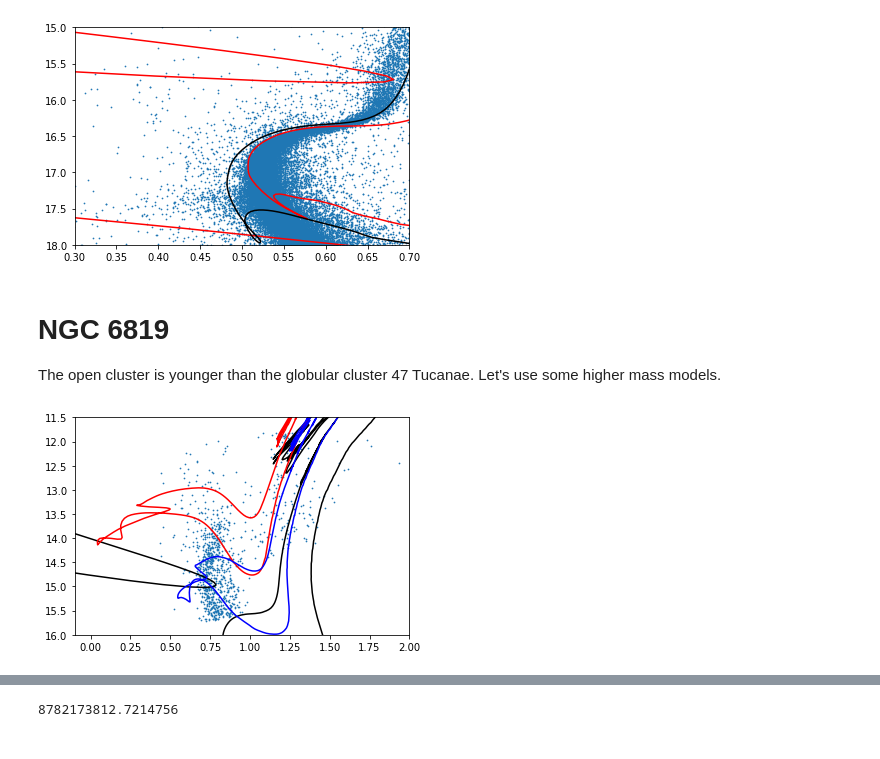
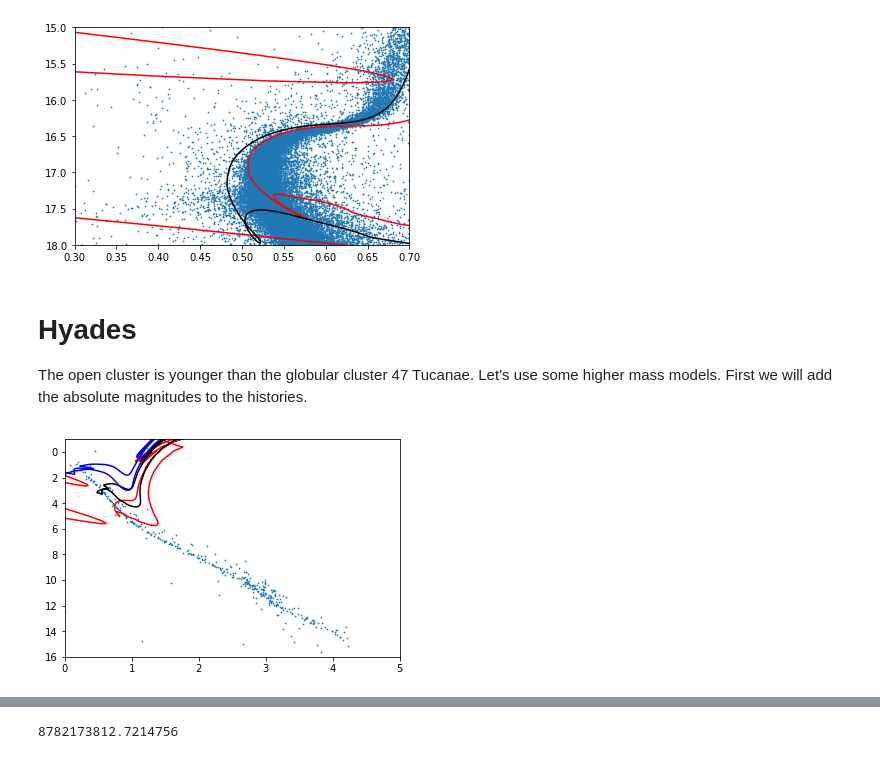
Before and after one commit to UBC-Astrophysics/globular_cluster_lab, a Jupyter notebook: Globular Cluster Lab.ipynb, the cells around one changed output, grey strips where cells are left out. Saved outputs shown, nothing was run; the diff lists cells and outputs as text; code cells hidden in the pictures.

```diff
--- a/Globular Cluster Lab.ipynb
+++ b/Globular Cluster Lab.ipynb
@@ -88,8 +88,8 @@ plt.show()
 # %% [output]
 [figure]
 # %% [markdown]
-# NGC 6819
-The open cluster is younger than the globular cluster 47 Tucanae.  Let's use some higher mass models.
+# Hyades
+The open cluster is younger than the globular cluster 47 Tucanae.  Let's use some higher mass models.  First we will add the absolute magnitudes to the histories.
 # %%
 run ./paintisochrone.py history2M.data colmag.BT-Settl.all.UBC-Castelli.VegaM+0.00.txt paintedhistory2M.data
 # %%
@@ -98,14 +98,14 @@ run ./paintisochrone.py history14M.data colmag.BT-Settl.all.UBC-Castelli.VegaM+0
 pdata14=np.genfromtxt("paintedhistory14M.data",names=True,skip_header=1,unpack=True)
 pdata2=np.genfromtxt("paintedhistory2M.data",names=True,skip_header=1,unpack=True)
 # %%
-data6819=np.genfromtxt("ngc6819.txt",names=True,unpack=True)
+dataHy=np.genfromtxt("Hyades_cmd.data",names=True,unpack=True)
 # %%
-plt.scatter(data6819['VmI'],data6819['Vmag']-data6819['VmI'],s=0.5)
-plt.plot(pdata['V']-pdata['I']+0.08,pdata['I']+12.4,c='k')
-plt.plot(pdata2['V']-pdata2['I']+0.08,pdata2['I']+12.4,c='r')
-plt.plot(pdata14['V']-pdata14['I']+0.08,pdata14['I']+12.4,c='b')
-plt.xlim(-0.1,2)
-plt.ylim(16,11.5)
+plt.scatter(dataHy['GBr_GRr'],dataHy['G'],s=0.5)
+plt.plot(pdata['GAIA_GAIA2rGbp']-pdata['GAIA_GAIA2rGrp'],pdata['GAIA_GAIA2rG'],c='r')
+plt.plot(pdata14['GAIA_GAIA2rGbp']-pdata14['GAIA_GAIA2rGrp'],pdata14['GAIA_GAIA2rG'],c='k')
+plt.plot(pdata2['GAIA_GAIA2rGbp']-pdata2['GAIA_GAIA2rGrp'],pdata2['GAIA_GAIA2rG'],c='b')
+plt.xlim(0,5)
+plt.ylim(16,-1)
 plt.show()
 # %% [output]
-[figure, old version]
+[figure, new version]
```
Also changed, not shown: parts of 6 cells of this notebook.
